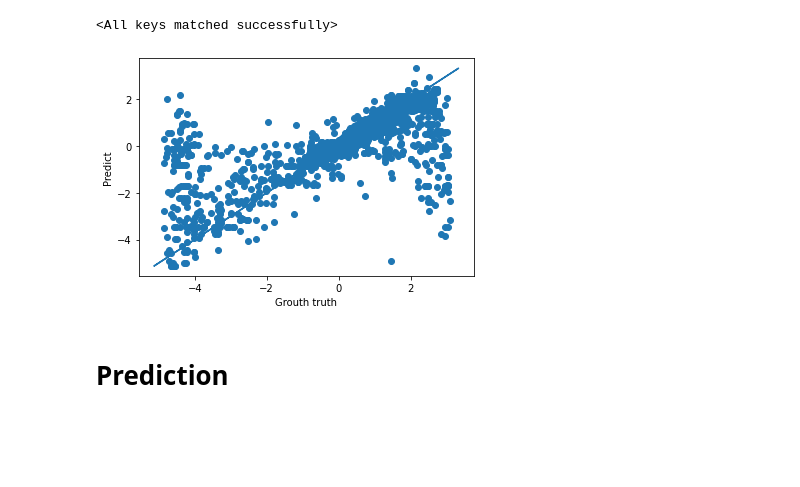
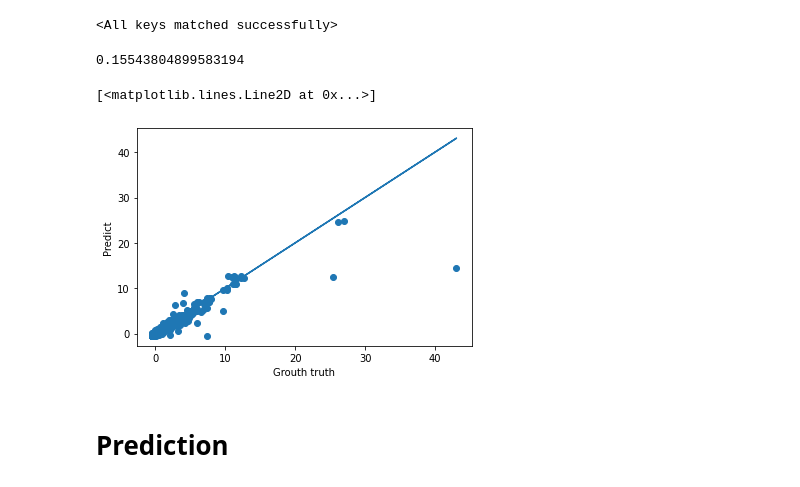
Before and after one commit to ghuioio/KHDL_IT4930, a Jupyter notebook: model/ANN.ipynb, the cells around one changed output. Drawn from its saved outputs; the diff is of its cells as text; code cells hidden in the pictures; blank space fills up the shorter version.

```diff
--- a/model/ANN.ipynb
+++ b/model/ANN.ipynb
@@ -170,7 +179,7 @@ import torch
 import torch.nn as nn
 # %%
 class Model(nn.Module):
-    def __init__(self, input_dim = 678, layer_dim_1 = 64, layer_dim_2 = 32, output_dim = 1, p = 0.1):
+    def __init__(self, input_dim = 390, layer_dim_1 = 64, layer_dim_2 = 32, output_dim = 1, p = 0.1):
         super(Model, self).__init__()
         self.layer_dim_1 = layer_dim_1
         self.input_dim = input_dim
@@ -241,7 +250,7 @@ device = torch.device('cuda' if torch.cuda.is_available() else 'cpu')
 model = Model()
 model.to(device=device)
 mse_loss = nn.MSELoss(reduce='sum')
-optimizer = torch.optim.RMSprop(model.parameters(), lr = 0.001)
+optimizer = torch.optim.Adam(model.parameters(), lr = 0.001)
 val_loss = []
 train_loss = []
 # %%
@@ -329,10 +338,9 @@ validation(valid_dataset=test)
 # %% [markdown]
 # Predict với tập test
 # %%
-# BEST : 98
 test_loss = []
 for i in range(200):
-  load_model = torch.load('/content/drive/MyDrive/KHDL/KHDL_IT4930/checkpoints/ann_{}.pt'.format(107))
+  load_model = torch.load('D:/20211/KHDL/KHDL_IT4930/inference/misc/ann_{}.pt'.format(153))
   model.load_state_dict(load_model['model'])
   model.eval()
   loss = validation(test)
@@ -355,7 +363,7 @@ print(test_loss[181])
 187
 0.008827627318868717
 # %%
-load_model = torch.load('/content/drive/MyDrive/KHDL/KHDL_IT4930/checkpoints/ann_{}.pt'.format(107))
+load_model = torch.load('D:/20211/KHDL/KHDL_IT4930/inference/misc/ann_{}.pt'.format(162))
 model.load_state_dict(load_model['model'])
 # %% [output]
 <All keys matched successfully>
@@ -376,11 +382,19 @@ preds = predict(test)
+# %%
+preds = predict(test)
+ll = 0
+ll = (test_label - preds)**2
+print(sum(ll)/ len(preds)) # MSE
+# %% [output]
+0.15543804899583194
 # %%
+import matplotlib.pyplot as plt
 plt.scatter(test_label,preds)
 plt.xlabel("Grouth truth")
 plt.ylabel("Predict")
-plt.plot([i for i in preds], [i for i in preds])
-plt.show()
+plt.plot([i for i in test_label], [i for i in test_label])
 # %% [output]
+[<matplotlib.lines.Line2D at 0x...>]
-[figure, old version]
+[figure, new version]
 # %% [markdown]
 # Prediction
 # %%
```
Also changed, not shown: parts of 16 cells of this notebook, 4 other files.
